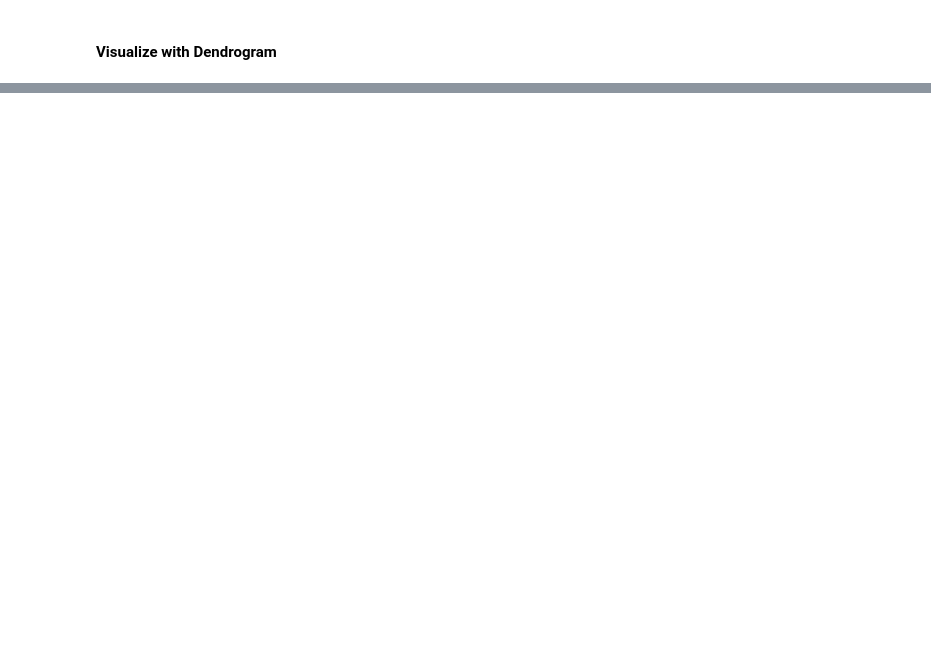
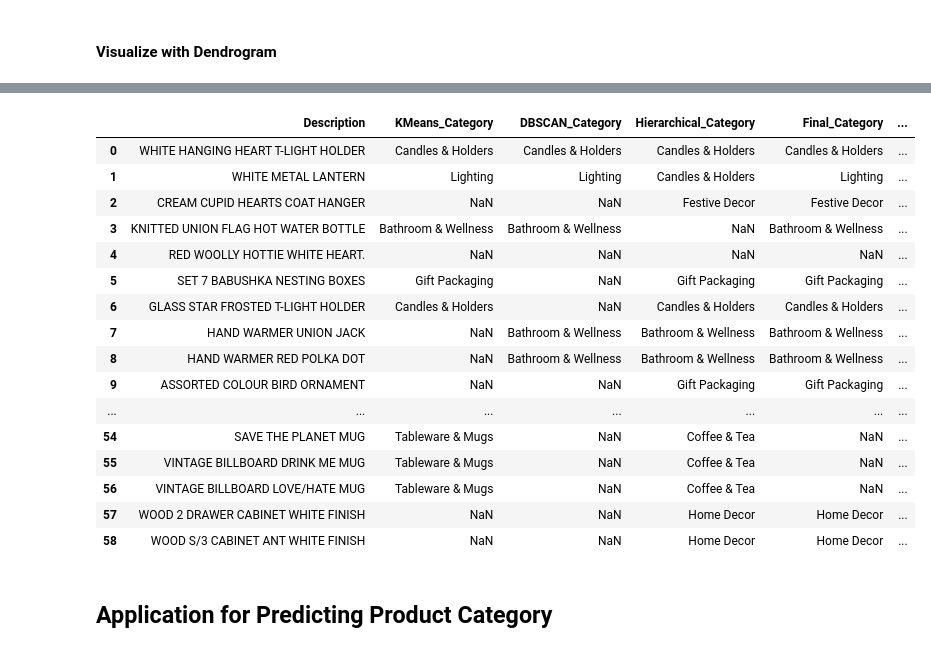
Before and after one commit to mitosisgg/ADS504_FinalProject, a Jupyter notebook: ADS504_FinalProject.ipynb, the cells around one changed output, grey strips where cells are left out. Cells and saved outputs as stored; diff of their text form; code cells hidden in the pictures; blank space fills up the shorter version.

```diff
--- a/ADS504_FinalProject.ipynb
+++ b/ADS504_FinalProject.ipynb
@@ -1096,0 +981,4 @@ plt.show()
+# %%
+X_train, X_test, y_train, y_test = train_test_split(
+    X_clean, y_clean, test_size=0.2, random_state=42
+)
@@ -1096,0 +991,20 @@ plt.show()
+# %%
+import warnings
+warnings.filterwarnings("ignore")
+
+log_param_grid = {
+    'C': [5, 7.5, 10, 12.5, 15],
+    'max_iter': [1000, 1500, 2000],
+}
+
+log_grid = GridSearchCV(LogisticRegression(
+                        solver='lbfgs',
+                        random_state=42),
+                        log_param_grid,
+                        cv=3,
+                        n_jobs=-1)
+
+log_grid.fit(X_train, y_train)
+
+print("Best Accuracy:", log_grid.best_score_)
+print("Best Params:", log_grid.best_params_)
@@ -1096,0 +1038,8 @@ plt.show()
+# %%
+log_model = LogisticRegression(
+    C=12.5,
+    max_iter=1000,
+    solver='lbfgs',
+    random_state=42
+)
+log_model.fit(X_train, y_train)
@@ -1096,0 +1191,31 @@ plt.show()
+# %%
+# Convert UnitPrice column to dense array
+unit_price_col = df_cluster["UnitPrice"].fillna(0).values.reshape(-1, 1)
+
+# Horizontally stack TF-IDF and UnitPrice (both dense)
+X_all_final = np.hstack([X_tfidf.toarray(), unit_price_col])
+
+# Predict and assign
+df_labels["Predicted_Category"] = log_model.predict(X_all_final)
+# %%
+df_labels.head(50)
+# %% [output]
+|  | Description | KMeans_Category | DBSCAN_Category | Hierarchical_Category | Final_Category | ... |
+| 0 | WHITE HANGING HEART T-LIGHT HOLDER | Candles & Holders | Candles & Holders | Candles & Holders | Candles & Holders | ... |
+| 1 | WHITE METAL LANTERN | Lighting | Lighting | Candles & Holders | Lighting | ... |
+| 2 | CREAM CUPID HEARTS COAT HANGER | NaN | NaN | Festive Decor | Festive Decor | ... |
+| 3 | KNITTED UNION FLAG HOT WATER BOTTLE | Bathroom & Wellness | Bathroom & Wellness | NaN | Bathroom & Wellness | ... |
+| 4 | RED WOOLLY HOTTIE WHITE HEART. | NaN | NaN | NaN | NaN | ... |
+| 5 | SET 7 BABUSHKA NESTING BOXES | Gift Packaging | NaN | Gift Packaging | Gift Packaging | ... |
+| 6 | GLASS STAR FROSTED T-LIGHT HOLDER | Candles & Holders | NaN | Candles & Holders | Candles & Holders | ... |
+| 7 | HAND WARMER UNION JACK | NaN | Bathroom & Wellness | Bathroom & Wellness | Bathroom & Wellness | ... |
+| 8 | HAND WARMER RED POLKA DOT | NaN | Bathroom & Wellness | Bathroom & Wellness | Bathroom & Wellness | ... |
+| 9 | ASSORTED COLOUR BIRD ORNAMENT | NaN | NaN | Gift Packaging | Gift Packaging | ... |
+| ... | ... | ... | ... | ... | ... | ... |
+| 54 | SAVE THE PLANET MUG | Tableware & Mugs | NaN | Coffee & Tea | NaN | ... |
+| 55 | VINTAGE BILLBOARD DRINK ME MUG | Tableware & Mugs | NaN | Coffee & Tea | NaN | ... |
+| 56 | VINTAGE BILLBOARD LOVE/HATE MUG | Tableware & Mugs | NaN | Coffee & Tea | NaN | ... |
+| 57 | WOOD 2 DRAWER CABINET WHITE FINISH | NaN | NaN | Home Decor | Home Decor | ... |
+| 58 | WOOD S/3 CABINET ANT WHITE FINISH | NaN | NaN | Home Decor | Home Decor | ... |
+# %% [markdown]
+## Application for Predicting Product Category
```
Also changed, not shown: parts of 60 cells of this notebook.
